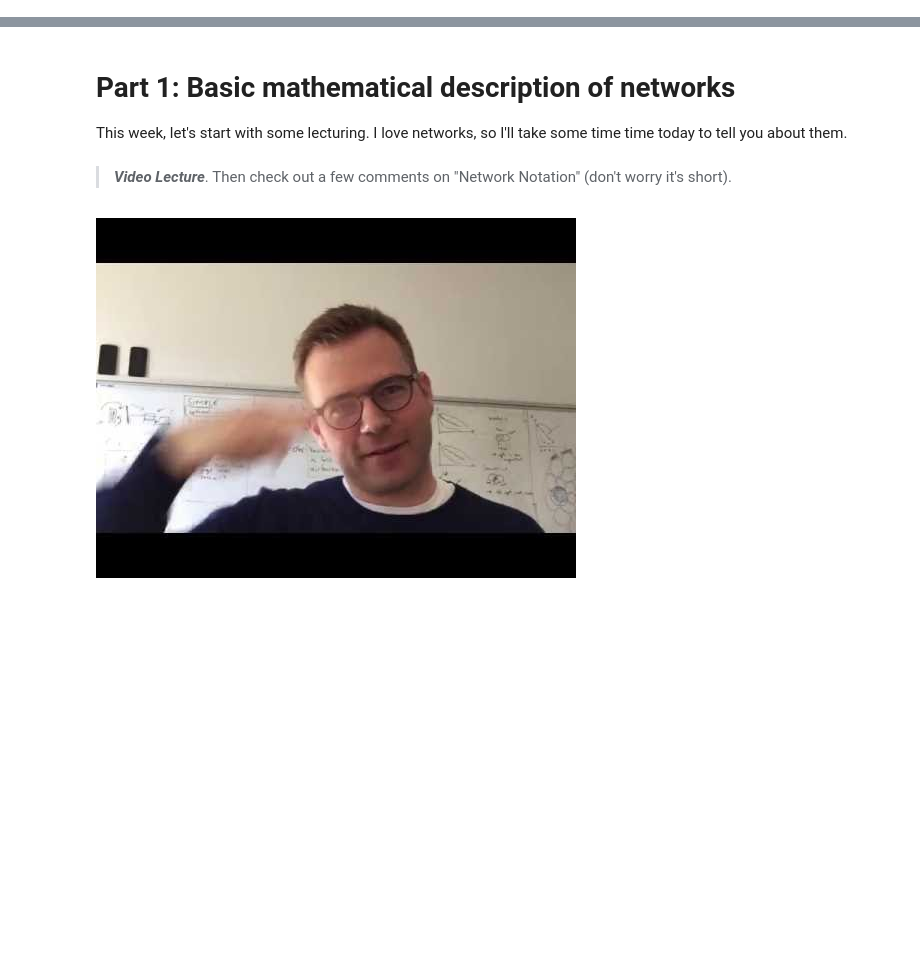
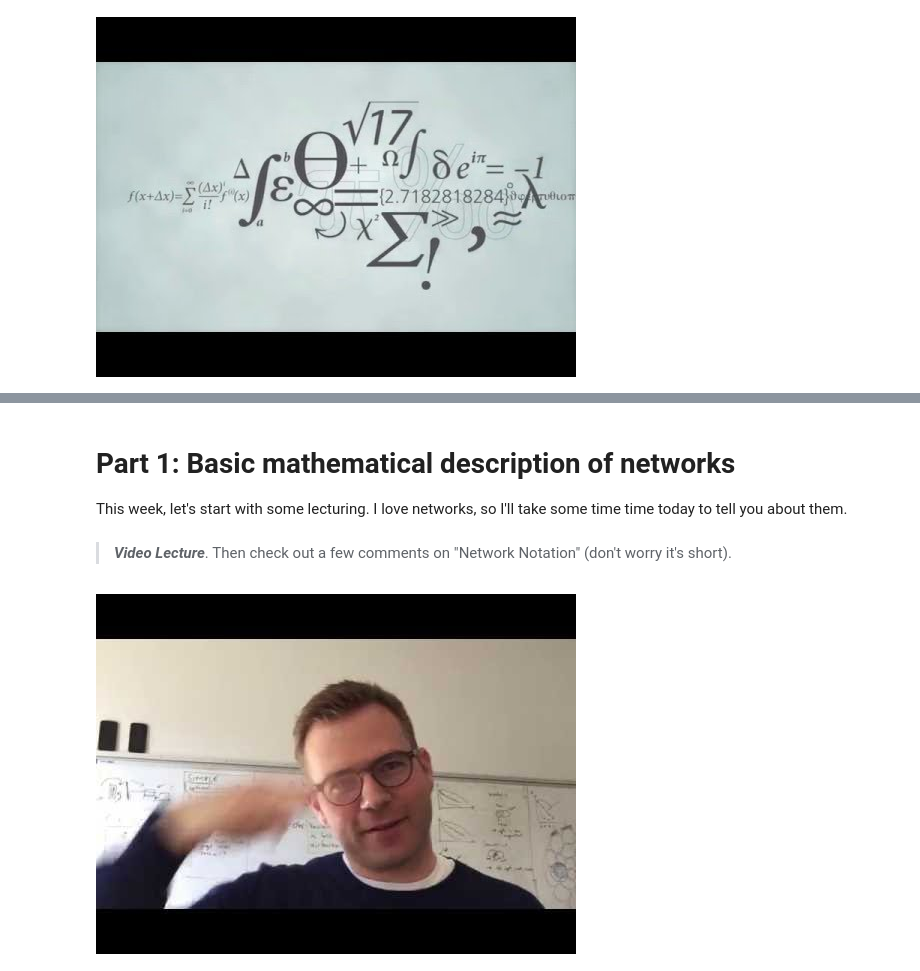
Before and after one commit to SocialComplexityLab/socialgraphs2020, a Jupyter notebook: lectures/Week2.ipynb, the cells around one changed output, grey strips where cells are left out. Saved outputs shown, nothing was run; the diff lists cells and outputs as text; code cells hidden in the pictures; blank space fills up the shorter version.

```diff
--- a/lectures/Week2.ipynb
+++ b/lectures/Week2.ipynb
@@ -9,0 +43,4 @@ This week is about getting familiar with networks, and we'll focus on four main
+# %%
+YouTubeVideo("42KjmxgYYNI",width=800, height=450)
+# %% [output]
+[figure, added]
```
Also changed, not shown: parts of 9 cells of this notebook.
